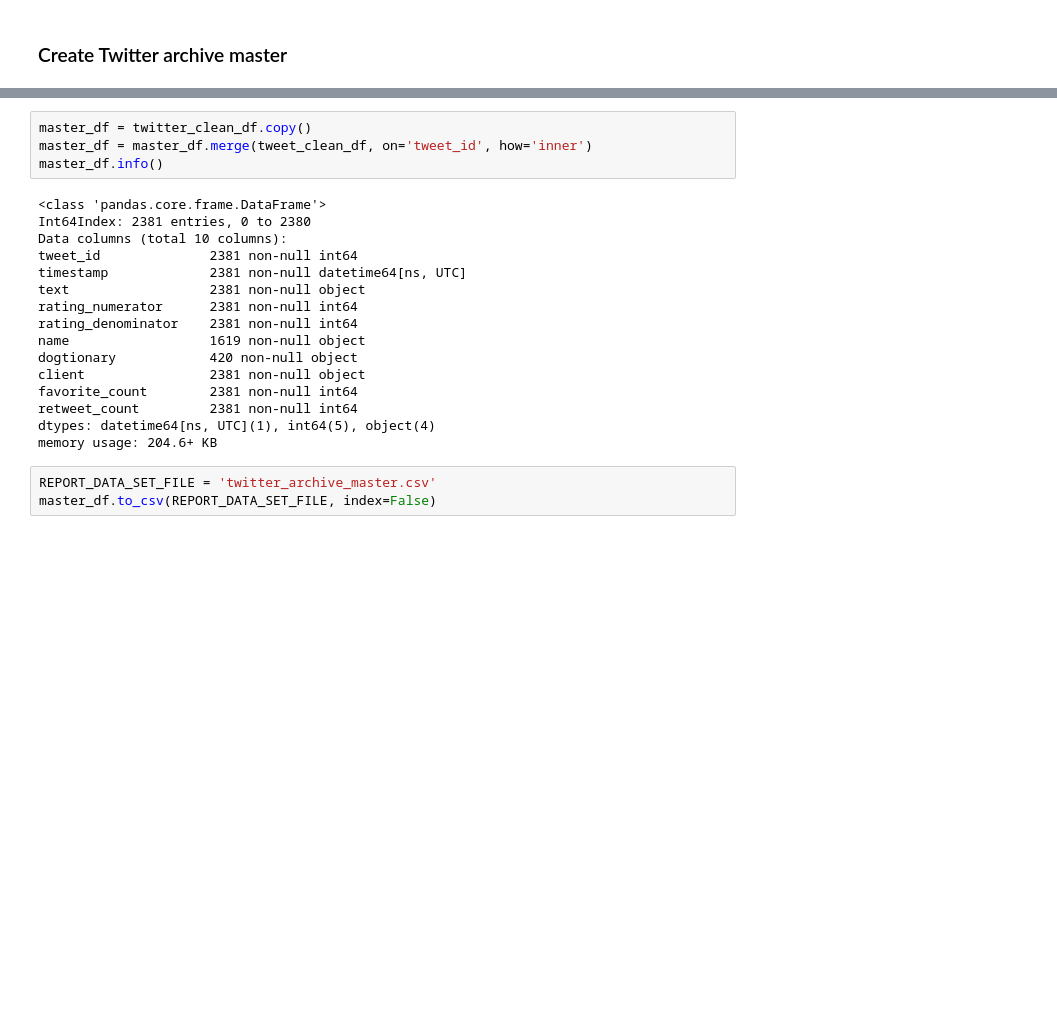
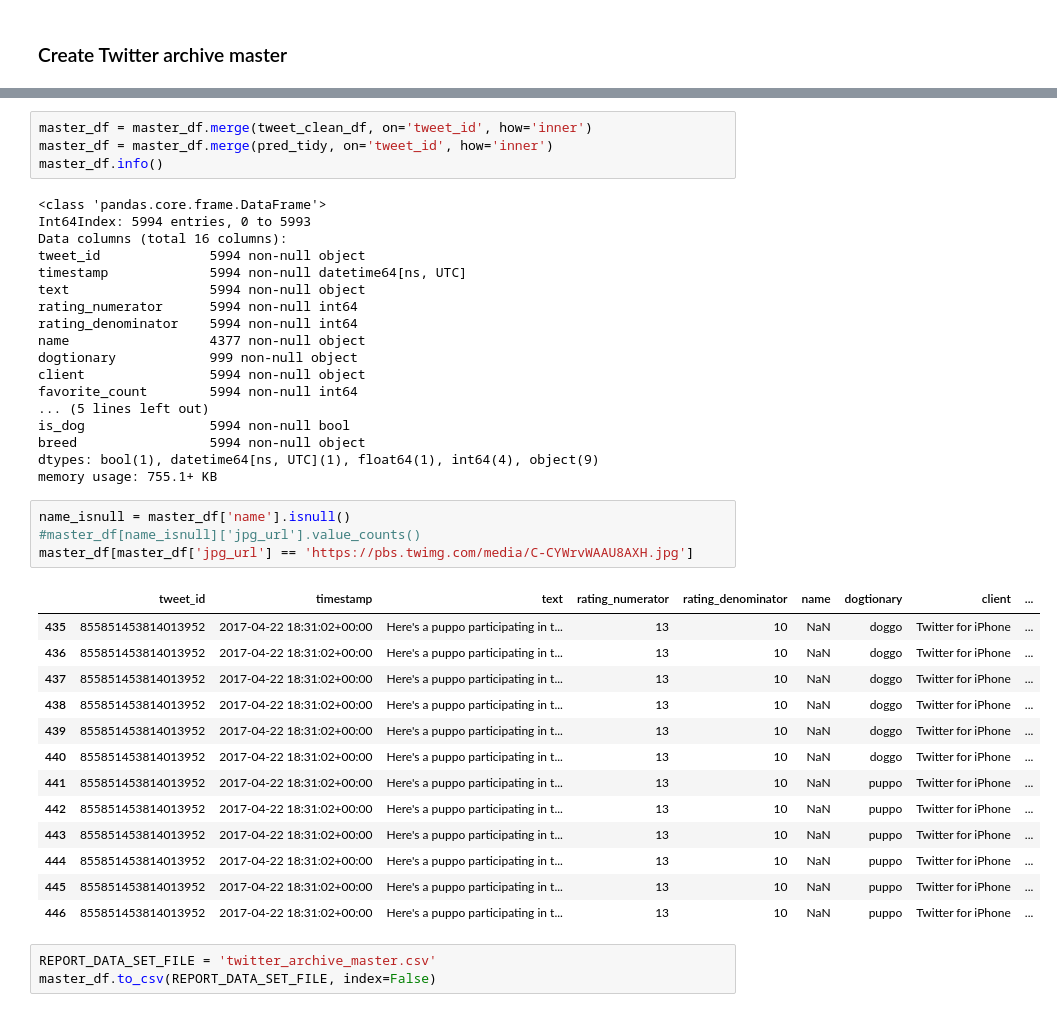
Before and after one commit to marcusholmgren/wrangle-weratedogs, a Jupyter notebook: wrangle_act.ipynb, the cells around one changed output, grey strips where cells are left out. Drawn from its saved outputs; the diff is of its cells as text; blank space fills up the shorter version.

```diff
--- a/wrangle_act.ipynb
+++ b/wrangle_act.ipynb
@@ -702,23 +739,43 @@ del pred_breed
 # %%
-master_df = twitter_clean_df.copy()
 master_df = master_df.merge(tweet_clean_df, on='tweet_id', how='inner')
+master_df = master_df.merge(pred_tidy, on='tweet_id', how='inner')
 master_df.info()
 # %% [output]
 <class 'pandas.core.frame.DataFrame'>
-Int64Index: 2381 entries, 0 to 2380
-Data columns (total 10 columns):
-tweet_id              2381 non-null int64
-timestamp             2381 non-null datetime64[ns, UTC]
-text                  2381 non-null object
-rating_numerator      2381 non-null int64
-rating_denominator    2381 non-null int64
-name                  1619 non-null object
-dogtionary            420 non-null object
-client                2381 non-null object
-favorite_count        2381 non-null int64
-retweet_count         2381 non-null int64
-dtypes: datetime64[ns, UTC](1), int64(5), object(4)
-memory usage: 204.6+ KB
+Int64Index: 5994 entries, 0 to 5993
+Data columns (total 16 columns):
+tweet_id              5994 non-null object
+timestamp             5994 non-null datetime64[ns, UTC]
+text                  5994 non-null object
+rating_numerator      5994 non-null int64
+rating_denominator    5994 non-null int64
+name                  4377 non-null object
+dogtionary            999 non-null object
+client                5994 non-null object
+favorite_count        5994 non-null int64
+... (5 lines left out)
+is_dog                5994 non-null bool
+breed                 5994 non-null object
+dtypes: bool(1), datetime64[ns, UTC](1), float64(1), int64(4), object(9)
+memory usage: 755.1+ KB
+# %%
+name_isnull = master_df['name'].isnull()
+#master_df[name_isnull]['jpg_url'].value_counts()
+master_df[master_df['jpg_url'] == 'https://pbs.twimg.com/media/C-CYWrvWAAU8AXH.jpg']
+# %% [output]
+|  | tweet_id | timestamp | text | rating_numerator | rating_denominator | name | dogtionary | client | ... |
+| 435 | 855851453814013952 | 2017-04-22 18:31:02+00:00 | Here's a puppo participating in t... | 13 | 10 | NaN | doggo | Twitter for iPhone | ... |
+| 436 | 855851453814013952 | 2017-04-22 18:31:02+00:00 | Here's a puppo participating in t... | 13 | 10 | NaN | doggo | Twitter for iPhone | ... |
+| 437 | 855851453814013952 | 2017-04-22 18:31:02+00:00 | Here's a puppo participating in t... | 13 | 10 | NaN | doggo | Twitter for iPhone | ... |
+| 438 | 855851453814013952 | 2017-04-22 18:31:02+00:00 | Here's a puppo participating in t... | 13 | 10 | NaN | doggo | Twitter for iPhone | ... |
+| 439 | 855851453814013952 | 2017-04-22 18:31:02+00:00 | Here's a puppo participating in t... | 13 | 10 | NaN | doggo | Twitter for iPhone | ... |
+| 440 | 855851453814013952 | 2017-04-22 18:31:02+00:00 | Here's a puppo participating in t... | 13 | 10 | NaN | doggo | Twitter for iPhone | ... |
+| 441 | 855851453814013952 | 2017-04-22 18:31:02+00:00 | Here's a puppo participating in t... | 13 | 10 | NaN | puppo | Twitter for iPhone | ... |
+| 442 | 855851453814013952 | 2017-04-22 18:31:02+00:00 | Here's a puppo participating in t... | 13 | 10 | NaN | puppo | Twitter for iPhone | ... |
+| 443 | 855851453814013952 | 2017-04-22 18:31:02+00:00 | Here's a puppo participating in t... | 13 | 10 | NaN | puppo | Twitter for iPhone | ... |
+| 444 | 855851453814013952 | 2017-04-22 18:31:02+00:00 | Here's a puppo participating in t... | 13 | 10 | NaN | puppo | Twitter for iPhone | ... |
+| 445 | 855851453814013952 | 2017-04-22 18:31:02+00:00 | Here's a puppo participating in t... | 13 | 10 | NaN | puppo | Twitter for iPhone | ... |
+| 446 | 855851453814013952 | 2017-04-22 18:31:02+00:00 | Here's a puppo participating in t... | 13 | 10 | NaN | puppo | Twitter for iPhone | ... |
 # %%
 REPORT_DATA_SET_FILE = 'twitter_archive_master.csv'
 master_df.to_csv(REPORT_DATA_SET_FILE, index=False)
```
Also changed, not shown: parts of 29 cells of this notebook.
